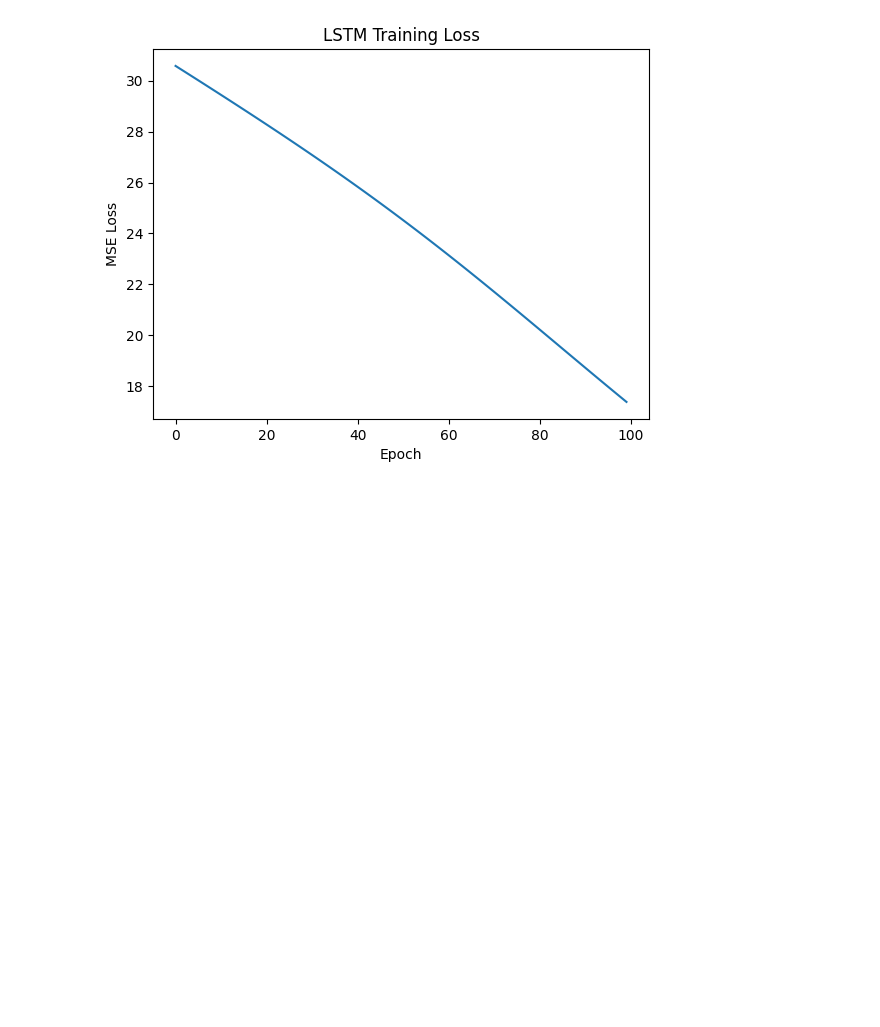
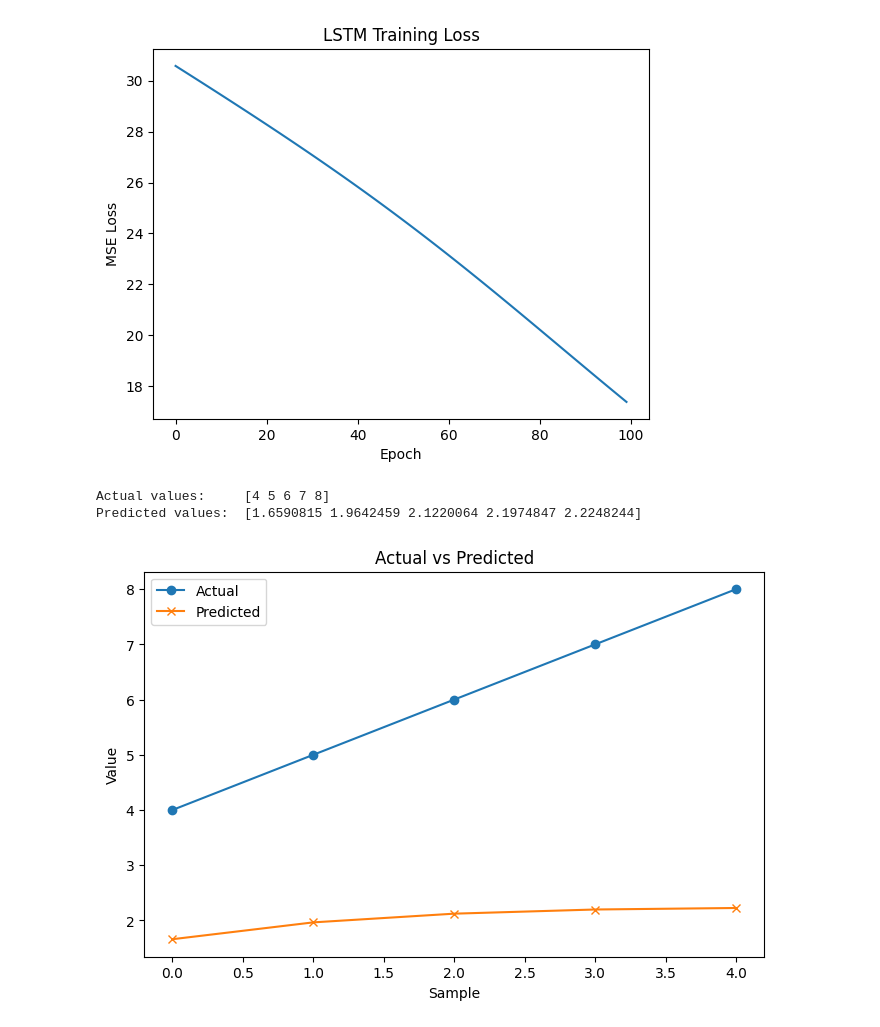
Before and after one commit to sans0726/100-days-of-deep-learning, a Jupyter notebook: LSTM1.ipynb, the cells around one changed output. Saved outputs shown, nothing was run; the diff lists cells and outputs as text; code cells hidden in the pictures; blank space fills up the shorter version.

```diff
--- a/LSTM1.ipynb
+++ b/LSTM1.ipynb
@@ -100,3 +100,24 @@ plt.title("LSTM Training Loss")
 plt.show()
 # %% [output]
 [figure]
+# %%
+predictions = model.predict(X_lstm, verbose=0)
+
+print("Actual values:    ", y)
+print("Predicted values: ", predictions.flatten())
+# %% [output]
+Actual values:     [4 5 6 7 8]
+Predicted values:  [1.6590815 1.9642459 2.1220064 2.1974847 2.2248244]
+# %%
+plt.figure(figsize=(8, 5))
+
+plt.plot(y, marker="o", label="Actual")
+plt.plot(predictions.flatten(), marker="x", label="Predicted")
+
+plt.xlabel("Sample")
+plt.ylabel("Value")
+plt.title("Actual vs Predicted")
+plt.legend()
+plt.show()
+# %% [output]
+[figure, added]
```
